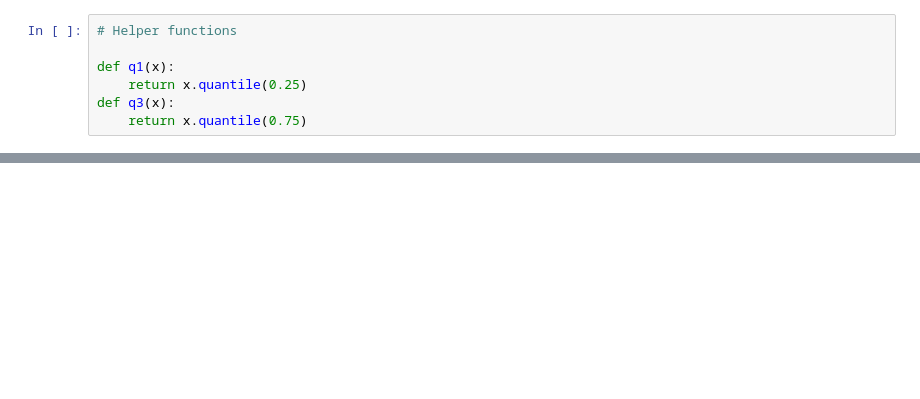
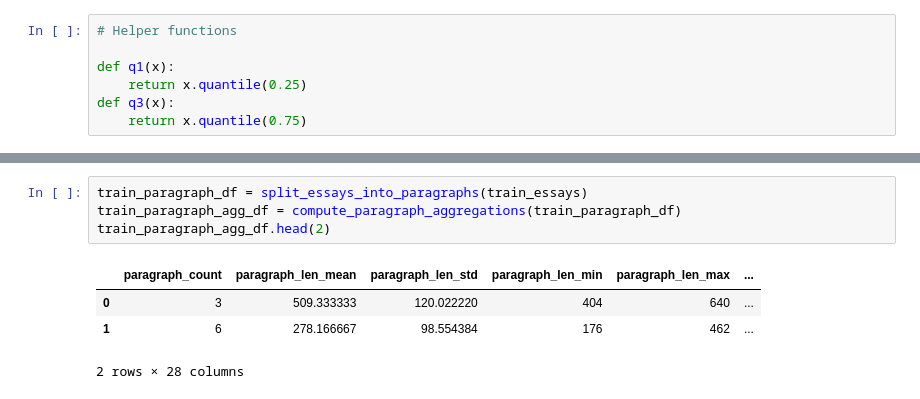
Before and after one commit to ZalmanKelber/kaggle_writing, a Jupyter notebook: writing4.ipynb, the cells around one changed output, grey strips where cells are left out. Cells and saved outputs as stored; diff of their text form; blank space fills up the shorter version.

```diff
--- a/writing4.ipynb
+++ b/writing4.ipynb
@@ -103,0 +109,9 @@ KeyError: "['sent_word_count_count'] not found in axis"
+# %%
+train_paragraph_df = split_essays_into_paragraphs(train_essays)
+train_paragraph_agg_df = compute_paragraph_aggregations(train_paragraph_df)
+train_paragraph_agg_df.head(2)
+# %% [output]
+|  | paragraph_count | paragraph_len_mean | paragraph_len_std | paragraph_len_min | paragraph_len_max | ... |
+| 0 | 3 | 509.333333 | 120.022220 | 404 | 640 | ... |
+| 1 | 6 | 278.166667 | 98.554384 | 176 | 462 | ... |
+2 rows × 28 columns
```
Also changed, not shown: parts of 21 cells of this notebook, 1 other file.
